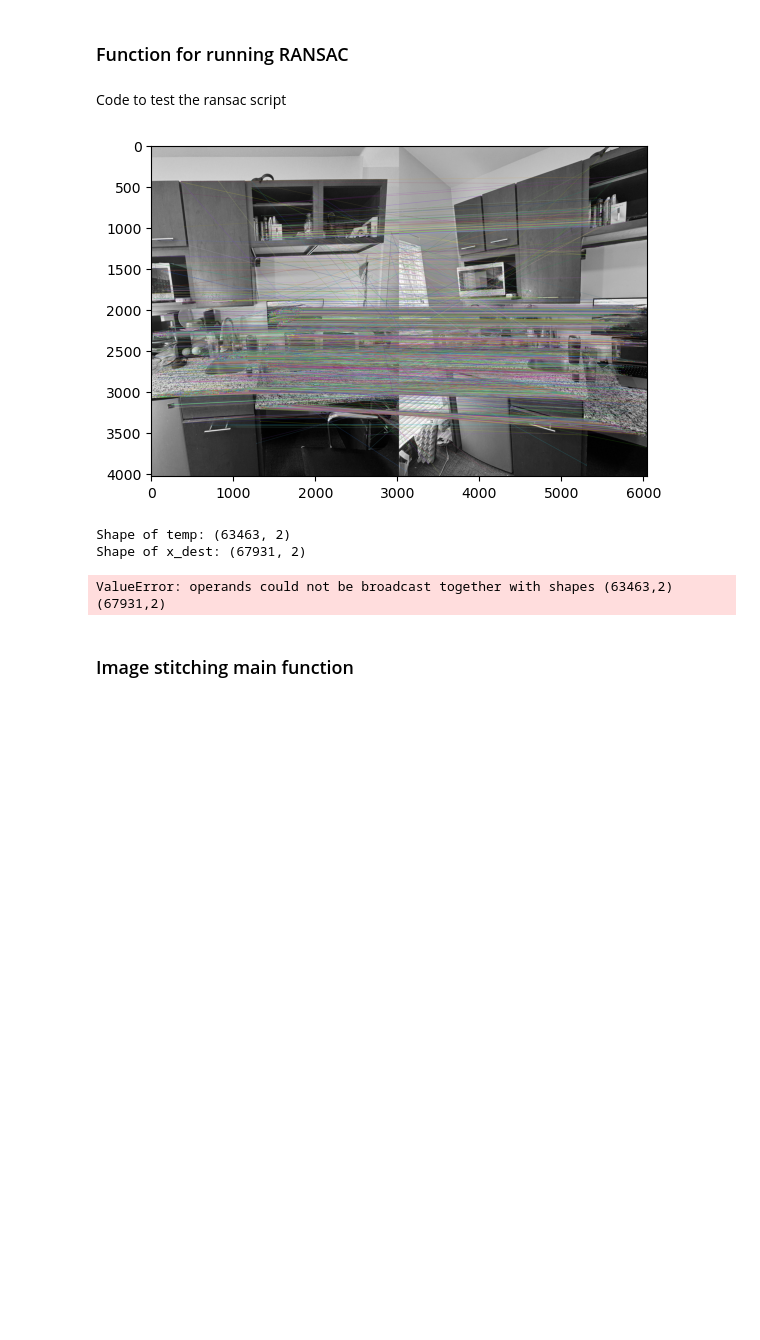
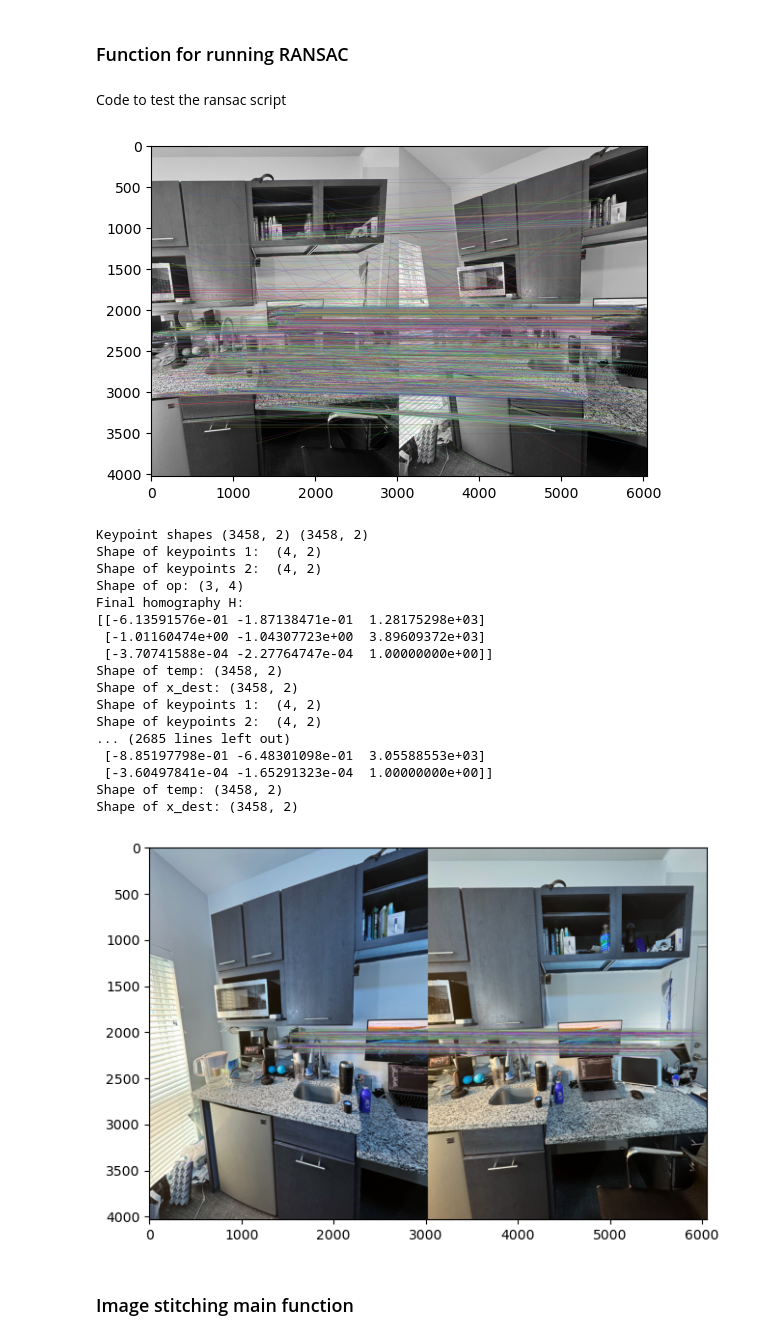
Before and after one commit to JasonSu14/Image_Stitching, a Jupyter notebook: image_stitching.ipynb, the cells around one changed output. Drawn from its saved outputs; the diff is of its cells as text; code cells hidden in the pictures; blank space fills up the shorter version.

Commit message:
Added a new compute_homography implementation

```diff
--- a/image_stitching.ipynb
+++ b/image_stitching.ipynb
@@ -84,6 +69,9 @@ def get_sift_points(query_img, train_img):
     for m, n in matches:
         if m.distance < 0.75 * n.distance:
             good.append([m])
+
+    points_query = np.float32([kp_img[m.queryIdx].pt for m, n in matches if m.distance < 0.75 * n.distance])
+    points_train = np.float32([kp_stitch[m.trainIdx].pt for m, n in matches if m.distance < 0.75 * n.distance])
 
     # cv.drawMatchesKnn expects list of lists as matches.
     img3 = cv2.drawMatchesKnn(img1, kp_img, img2, kp_stitch, good, None,
@@ -150,7 +138,7 @@ def get_sift_points(query_img, train_img):
     kp_img_np = np.array(kp_img_list)
     kp_stitch_np = np.array(kp_stitch_list)
 
-    return kp_img_np, kp_stitch_np
+    return points_query, points_train
 # %% [markdown]
 Test for the get sift points function
 # %%
@@ -173,6 +161,7 @@ def run_ransac(x_src, x_dest, ransac_itr, threshold):
     max_M = 0
     best_H = None
     inliers_id = np.array([])
+    print("Keypoint shapes", x_src.shape, x_dest.shape)
 
     for iter in range(ransac_itr):
         inds = np.random.choice(num_pts, 4, replace=False)
@@ -182,7 +171,7 @@ def run_ransac(x_src, x_dest, ransac_itr, threshold):
         ######### USING CV2 ############
         # H, _ = cv2.findHomography(pts_src, pts_dst, method=cv2.RANSAC)
         ######## HW Homography Function ###########
-
+        H = compute_homography(pts_src, pts_dst)
         # Project source points to destination using homography
         ones = np.ones((num_pts, 1))
         # Convert to homogenous coordinates
@@ -211,24 +200,62 @@ Code to test the ransac script
 # %%
 img1_path = "room_center.jpeg"
 img2_path = "room_left.jpeg"
 img1 = cv2.imread(img1_path)
 img2 = cv2.imread(img2_path)
 kp_stitched, kp_img = get_sift_points(img1_path, img2_path)
 inliers_id, best_H = run_ransac(kp_img, kp_stitched, 300, 1)
 
-# Code to draw lines between matched points after RANSAC
-inlier_pts_src = np.float32([kp_img[m[0].queryIdx].pt for m in inliers_id]).reshape(-1, 1, 2)
-inlier_pts_dst = np.float32([kp_stitched[m[0].trainIdx].pt for m in inliers_id]).reshape(-1, 1, 2)
-img_inliers = cv2.drawMatchesKnn(img1, kp_img, img2, kp_stitched, inlier_pts_src, inlier_pts_dst, None,
-                                 flags=2)
-plt.imshow(img_inliers)
-plt.show()
-cv2.imwrite("inliers.jpg", img_inliers)
+def draw_matches(img1, kp_img, img2, kp_stitched, inliers):
+    """
+    Draws lines between matching keypoints of two images.
+    Only inliers are drawn.
+    img1, img2: source and destination images
+    kp1, kp2: keypoints from both images
+    inliers: array of indices of inliers to be drawn
+    """
+    # Create a blank image that fits both the input images
+    h1, w1 = img1.shape[:2]
+    h2, w2 = img2.shape[:2]
+    nWidth = w1 + w2
+    nHeight = max(h1, h2)
+    hdif = (h1 - h2) // 2
+    new_img = np.zeros((nHeight, nWidth, 3), dtype=np.uint8)
+    new_img[hdif:hdif + h2, :w2] = img2
+    new_img[:h1, w2:w1 + w2] = img1
+
+    # Draw lines for inliers
+    for i in inliers:
+        pt1 = (int(kp_img[i][0] + w2), int(kp_img[i][1]))
+        pt2 = (int(kp_stitched[i][0]), int(kp_stitched[i][1]) + hdif)
+        color = tuple(np.random.randint(0, 255, 3).tolist())
+        cv2.line(new_img, pt1, pt2, color, 1)
+
+    plt.figure(figsize=(10, 5))
+    plt.imshow(new_img)
+    cv2.imwrite("ransac.jpg", new_img)
+    plt.show()
+
+draw_matches(img1, kp_img, img2, kp_stitched, inliers_id)
 # %% [output]
-[figure, old version]
+[figure, new version]
-Shape of temp: (63463, 2)
-Shape of x_dest: (67931, 2)
+Keypoint shapes (3458, 2) (3458, 2)
+Shape of keypoints 1:  (4, 2)
+Shape of keypoints 2:  (4, 2)
+Shape of op: (3, 4)
+Final homography H:
+[[-6.13591576e-01 -1.87138471e-01  1.28175298e+03]
+ [-1.01160474e+00 -1.04307723e+00  3.89609372e+03]
+ [-3.70741588e-04 -2.27764747e-04  1.00000000e+00]]
+Shape of temp: (3458, 2)
+Shape of x_dest: (3458, 2)
+Shape of keypoints 1:  (4, 2)
+Shape of keypoints 2:  (4, 2)
+... (2685 lines left out)
+ [-8.85197798e-01 -6.48301098e-01  3.05588553e+03]
+ [-3.60497841e-04 -1.65291323e-04  1.00000000e+00]]
+Shape of temp: (3458, 2)
+Shape of x_dest: (3458, 2)
-ValueError: operands could not be broadcast together with shapes (63463,2) (67931,2)
+[figure, added]
 # %% [markdown]
 ### Image stitching main function
 # %%
```
Also changed, not shown: parts of 1 cell of this notebook.
